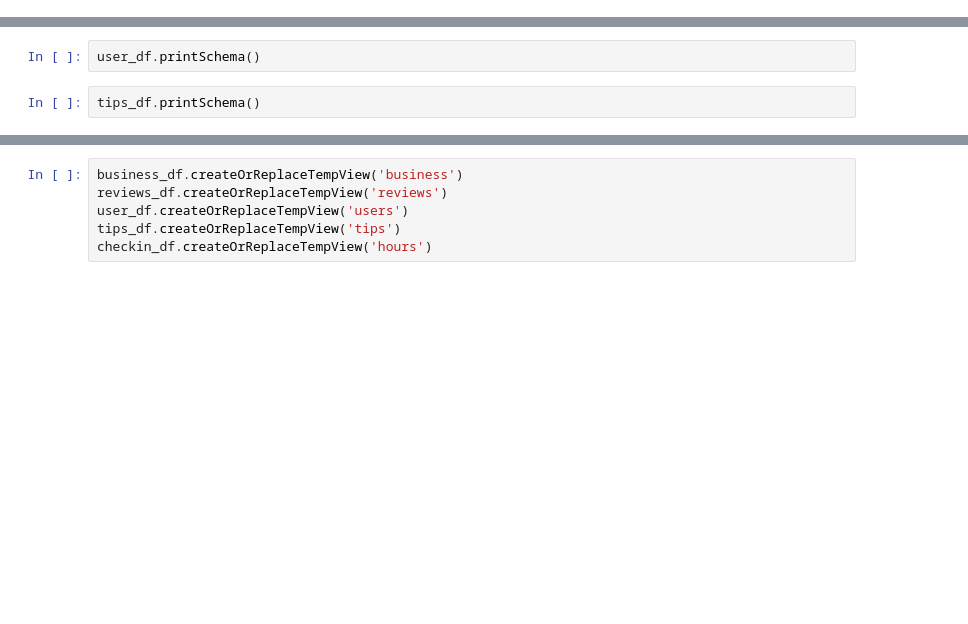
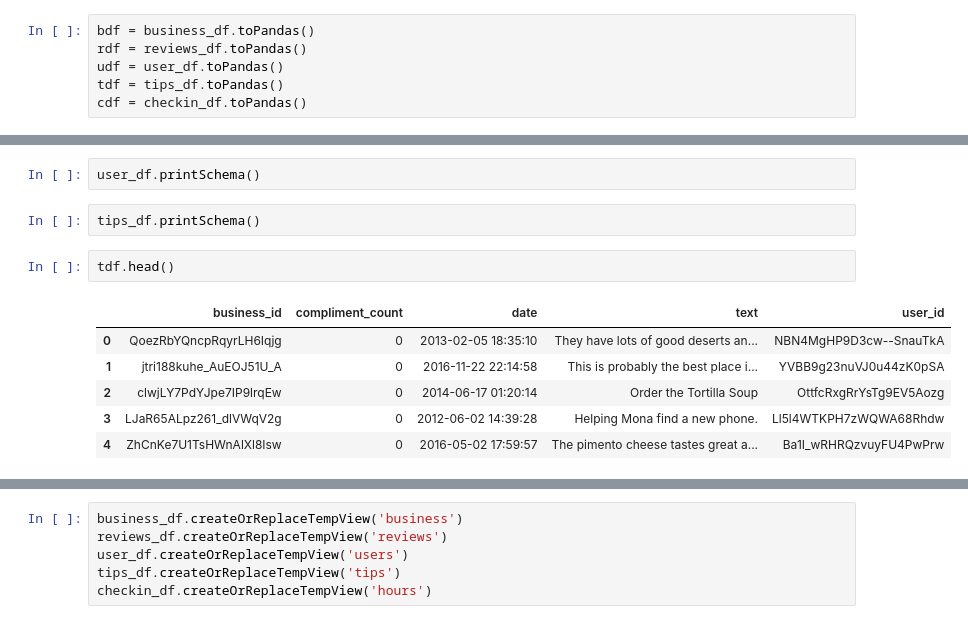
Before and after one commit to karthikiyer365/DB-SQL-Yelp, a Jupyter notebook: DBMS_YELP_SQL.ipynb, the cells around one changed output, grey strips where cells are left out. Saved outputs shown, nothing was run; the diff lists cells and outputs as text; blank space fills up the shorter version.

Commit message:
YELP reviews analysis

```diff
--- a/DBMS_YELP_SQL.ipynb
+++ b/DBMS_YELP_SQL.ipynb
@@ -63,3 +61,9 @@ checkin_df = sqlContext.read.json(checkin_url)
 checkin_df = checkin_df.sample(0.1)
+# %%
+bdf = business_df.toPandas()
+rdf = reviews_df.toPandas()
+udf = user_df.toPandas()
+tdf = tips_df.toPandas()
+cdf = checkin_df.toPandas()
 # %%
 checkin_df.printSchema()
@@ -71,3 +79,12 @@ reviews_df.printSchema()
 user_df.printSchema()
 # %%
 tips_df.printSchema()
+# %%
+tdf.head()
+# %% [output]
+|  | business_id | compliment_count | date | text | user_id |
+| 0 | QoezRbYQncpRqyrLH6Iqjg | 0 | 2013-02-05 18:35:10 | They have lots of good deserts an... | NBN4MgHP9D3cw--SnauTkA |
+| 1 | jtri188kuhe_AuEOJ51U_A | 0 | 2016-11-22 22:14:58 | This is probably the best place i... | YVBB9g23nuVJ0u44zK0pSA |
+| 2 | clwjLY7PdYJpe7IP9lrqEw | 0 | 2014-06-17 01:20:14 | Order the Tortilla Soup | OttfcRxgRrYsTg9EV5Aozg |
+| 3 | LJaR65ALpz261_dlVWqV2g | 0 | 2012-06-02 14:39:28 | Helping Mona find a new phone. | Ll5l4WTKPH7zWQWA68Rhdw |
+| 4 | ZhCnKe7U1TsHWnAlXl8Isw | 0 | 2016-05-02 17:59:57 | The pimento cheese tastes great a... | Ba1I_wRHRQzvuyFU4PwPrw |
```
Also changed, not shown: parts of 15 cells of this notebook.
